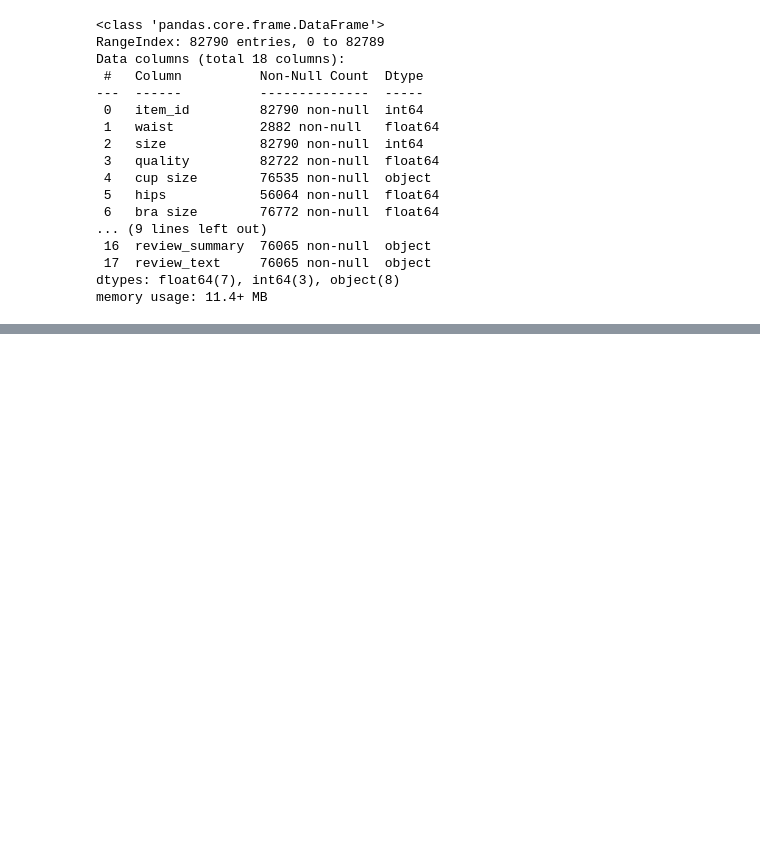
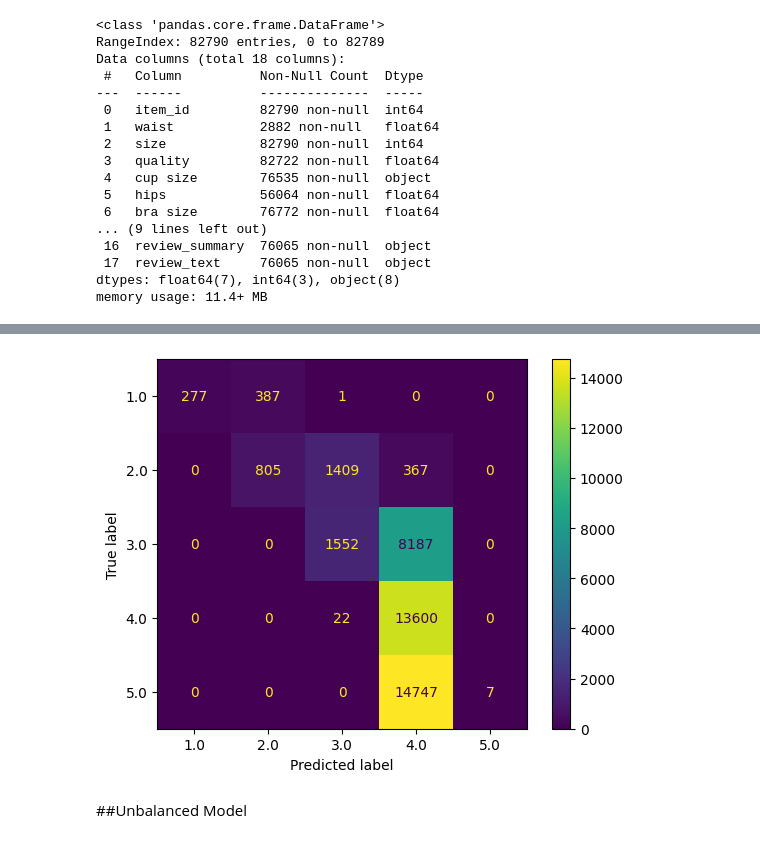
Before and after one commit to sascott9655/ADS-504-Machine-Learning, a Jupyter notebook: HW_3_ADS_504.ipynb, the cells around one changed output, grey strips where cells are left out. Drawn from its saved outputs; the diff is of its cells as text; code cells hidden in the pictures; blank space fills up the shorter version.

```diff
--- a/HW_3_ADS_504.ipynb
+++ b/HW_3_ADS_504.ipynb
@@ -199,0 +266,6 @@ memory usage: 11.4+ MB
+# %%
+cat_feat['labels'] = labels
+cmatrix_labels = cat_feat['labels'].unique()
+cmatrix_labels=str(cmatrix_labels)
+cat_feat = cat_feat.dropna()
+cat_feat.head()
@@ -199,0 +287,3 @@ memory usage: 11.4+ MB
+# %%
+balanced_model = make_pipeline(Perceptron(class_weight='balanced', random_state=42))
+unbalanced_model = make_pipeline(Perceptron(random_state=42))
@@ -199,0 +292,7 @@ memory usage: 11.4+ MB
+# %%
+X = cat_feat
+y = cat_feat['labels']
+X_train, X_test, y_train, y_test = train_test_split(X, y, test_size=0.5, random_state=42)
+# %%
+balanced_model = balanced_model.fit(X_train, y_train)
+y_pred_bal = balanced_model.predict(X_test)
@@ -199,0 +320,9 @@ memory usage: 11.4+ MB
+# %%
+cm_bal = confusion_matrix(y_test, y_pred_bal)
+plt_conf_mat_bal = ConfusionMatrixDisplay(confusion_matrix=cm_bal,display_labels=balanced_model.classes_)
+plt_conf_mat_bal.plot()
+plt.show()
+# %% [output]
+[figure, added]
+# %% [markdown]
+##Unbalanced Model
```
Also changed, not shown: parts of 27 cells of this notebook.
